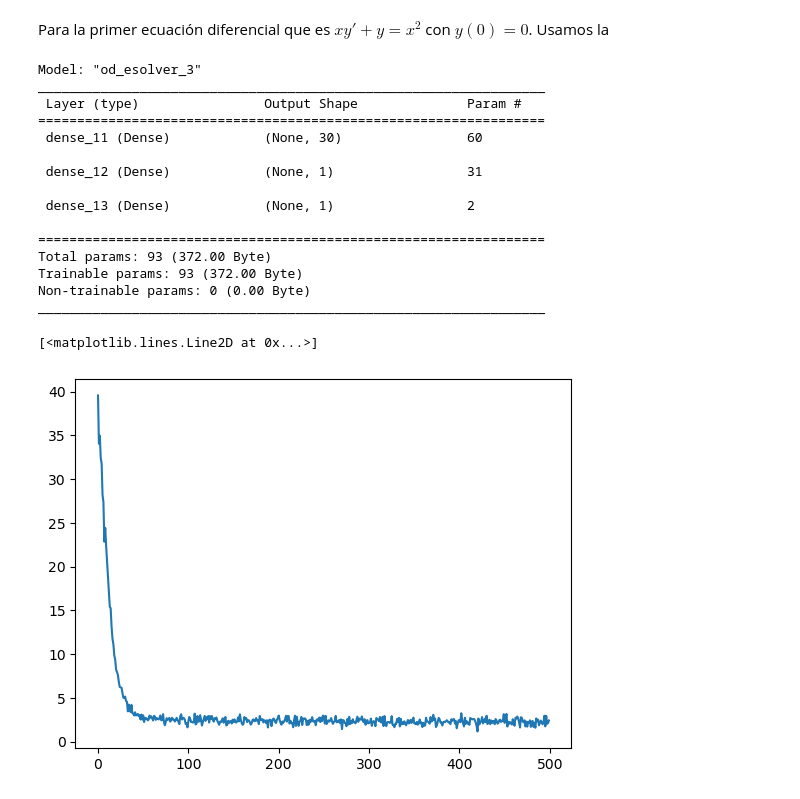
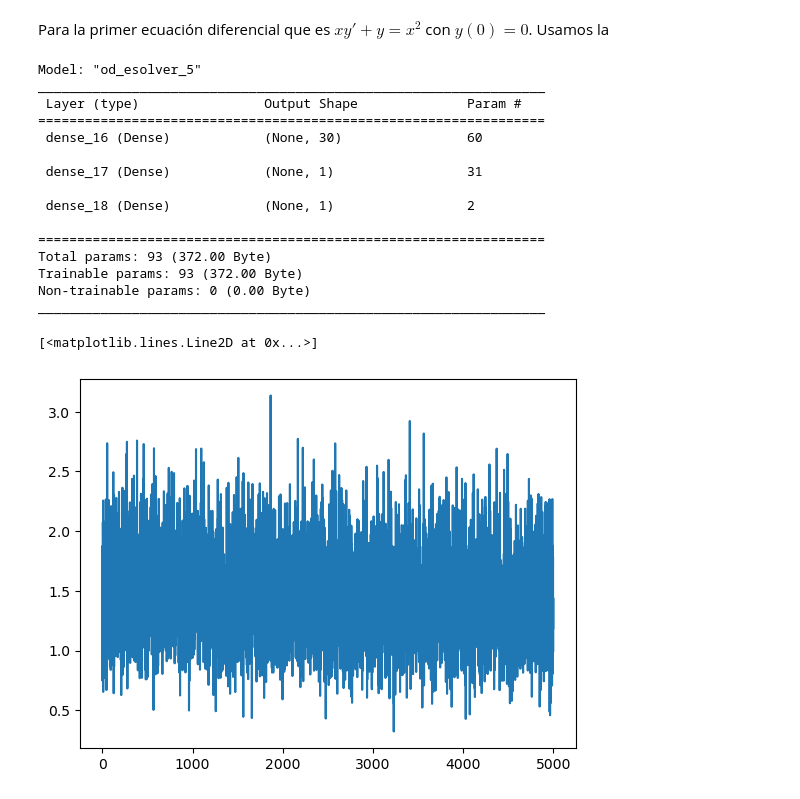
Before and after one commit to RZeusHerMun/RNAs, a Jupyter notebook: T5 - Solvers of EDOS/4. EDO solver.ipynb, the cells around one changed output. Saved outputs shown, nothing was run; the diff lists cells and outputs as text; code cells hidden in the pictures.

```diff
--- a/T5 - Solvers of EDOS/4. EDO solver.ipynb
+++ b/T5 - Solvers of EDOS/4. EDO solver.ipynb
@@ -30,12 +30,12 @@ class ODEsolver(Sequential):
              with tf.GradientTape() as tape2:
                  tape2.watch(x)
                  y_pred = self(x, training=True)
-             dy = tape2.gradient(y_pred, x) #derivada del modelo con respecto a entradas x
-             x_o = tf.zeros((batch_size,1)) #valor de x en condicion inicial x_0=0
-             y_o = self(x_o,training=True) #valor del modelo en en x_0
-             eq = x*dy + y_pred - x**2 * tf.cos(x) #Ecuacion diferencial evaluada en el modelo. Queremos que sea muy pequeno
-             ic = 1.
-             loss = self.mse(0., eq) + self.mse(y_o,ic)
+             dy = tape2.gradient(y_pred, x)
+             x_o = tf.zeros((batch_size,1))
+             y_o = self(x_o,training=True)
+             eq = x * dy + y_pred - x**2 * tf.math.cos(x)
+             ic = 0.0
+             loss = self.mse(0.0, eq) + self.mse(y_o,ic)
 
          grads = tape.gradient(loss, self.trainable_variables)
          self.optimizer.apply_gradients(zip(grads, self.trainable_variables))
@@ -48,15 +48,15 @@ model.add(Dense(1, activation='tanh'))
 model.add(Dense(1))
 model.summary()
 # %% [output]
-Model: "od_esolver_3"
+Model: "od_esolver_5"
 _________________________________________________________________
  Layer (type)                Output Shape              Param #
 =================================================================
- dense_11 (Dense)            (None, 30)                60
+ dense_16 (Dense)            (None, 30)                60
 
- dense_12 (Dense)            (None, 1)                 31
+ dense_17 (Dense)            (None, 1)                 31
 
- dense_13 (Dense)            (None, 1)                 2
+ dense_18 (Dense)            (None, 1)                 2
 
 =================================================================
 Total params: 93 (372.00 Byte)
@@ -64,11 +64,11 @@ Trainable params: 93 (372.00 Byte)
 Non-trainable params: 0 (0.00 Byte)
 _________________________________________________________________
 # %%
-model.compile(optimizer=RMSprop(),metrics=['loss'])
-x=tf.linspace(-5,5,1000)
-history = model.fit(x,epochs=500,verbose=0)
+model.compile(optimizer=Adam(learning_rate=0.001),metrics=['loss'])
+x=tf.linspace(-5,5,500)
+history = model.fit(x,epochs=5000,verbose=0)
 plt.plot(history.history["loss"])
 # %% [output]
 [<matplotlib.lines.Line2D at 0x...>]
-[figure, old version]
+[figure, new version]
 # %%
```
Also changed, not shown: parts of 6 cells of this notebook.
